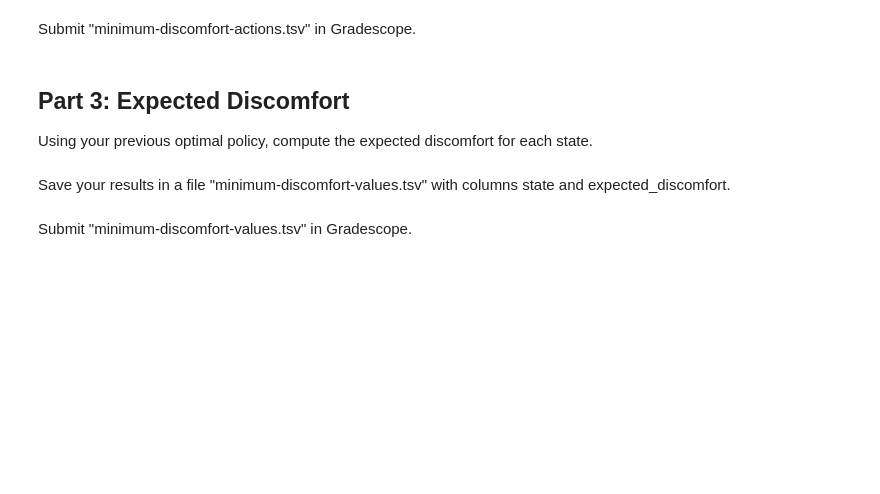
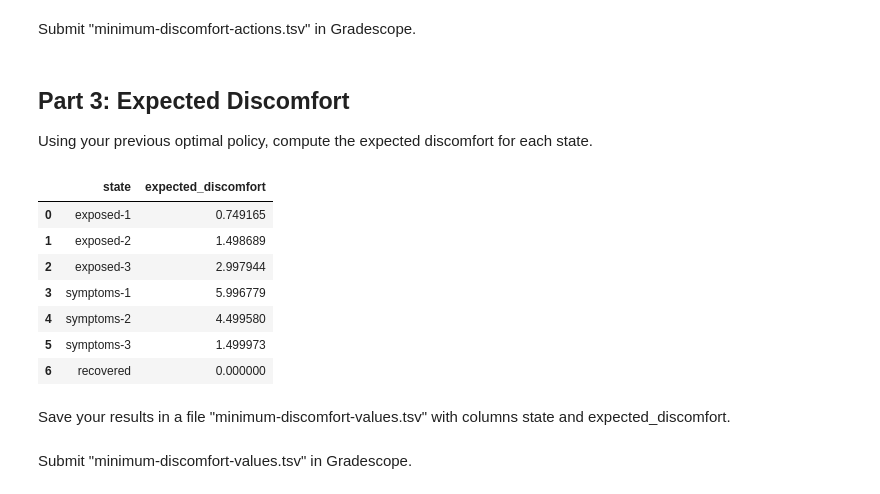
Before and after one commit to aidandig/dx704-project-06, a Jupyter notebook: dx704-project-06.ipynb, the cells around one changed output. Saved outputs shown, nothing was run; the diff lists cells and outputs as text; code cells hidden in the pictures; blank space fills up the shorter version.

Commit message:
Expected discomfort from treatment plans - AI acknowledgement

```diff
--- a/dx704-project-06.ipynb
+++ b/dx704-project-06.ipynb
@@ -206,2 +202,35 @@ Using your previous optimal policy, compute the expected discomfort for each sta
+# %%
+states = optimal_treatment['state'].unique()
+n_states = len(states)
+
+
+treatment_pairs = pd.MultiIndex.from_frame(optimal_treatment[['state', 'action']])
+R_filtered = R.set_index(['state', 'action']).loc[treatment_pairs].reset_index()
+
+# Reward would have negative, but since we measure discomfort the higher value = more discomfort
+R_discomfort = -R_filtered['reward'].to_numpy()
+
+transitions_plans = pd.MultiIndex.from_frame(optimal_treatment[['action', 'state']])
+transitions_filtered = P.set_index(['action', 'state']).loc[transitions_plans].reset_index()
+transitions_pivot = transitions_filtered.pivot(index='state', columns='next_state', values='probability')
+
+P_treatment_plans = transitions_pivot.reindex(index=states, columns=states).fillna(0.0).to_numpy()
+P_plans_reshaped = P_treatment_plans.reshape(1, n_states, n_states)
+
+v_discomfort = value_iteration(R_discomfort, P_plans_reshaped, gamma=1.0)
+
+treatment_plan_discomfort = pd.DataFrame(
+    {'state': states, 'expected_discomfort': v_discomfort}
+)
+treatment_plan_discomfort
+# %% [output]
+|  | state | expected_discomfort |
+| 0 | exposed-1 | 0.749165 |
+| 1 | exposed-2 | 1.498689 |
+| 2 | exposed-3 | 2.997944 |
+| 3 | symptoms-1 | 5.996779 |
+| 4 | symptoms-2 | 4.499580 |
+| 5 | symptoms-3 | 1.499973 |
+| 6 | recovered | 0.000000 |
 # %% [markdown]
 Save your results in a file "minimum-discomfort-values.tsv" with columns state and expected_discomfort.
```
Also changed, not shown: parts of 3 cells of this notebook, 2 other files.
